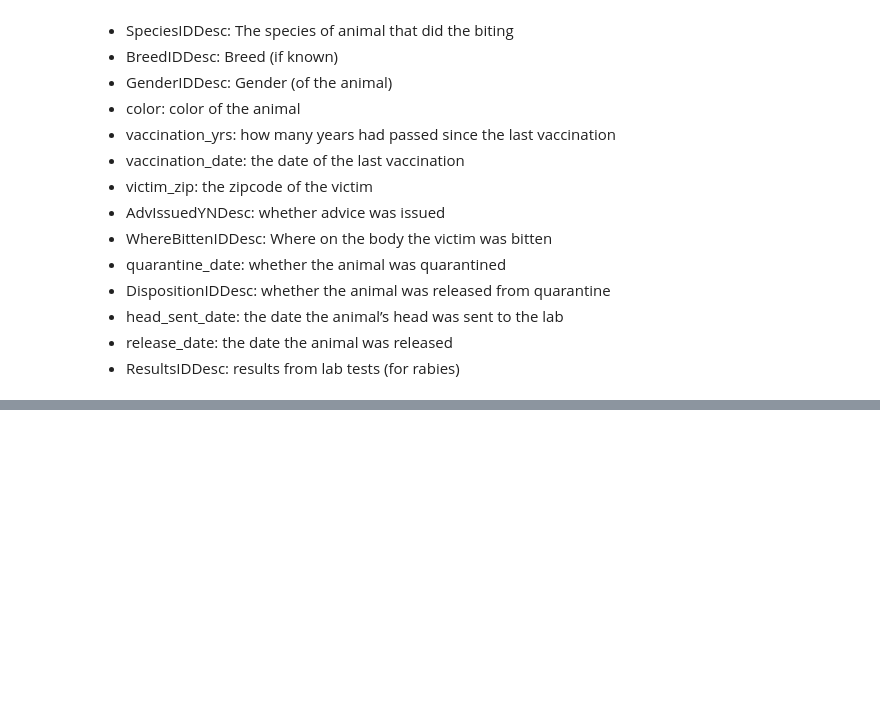
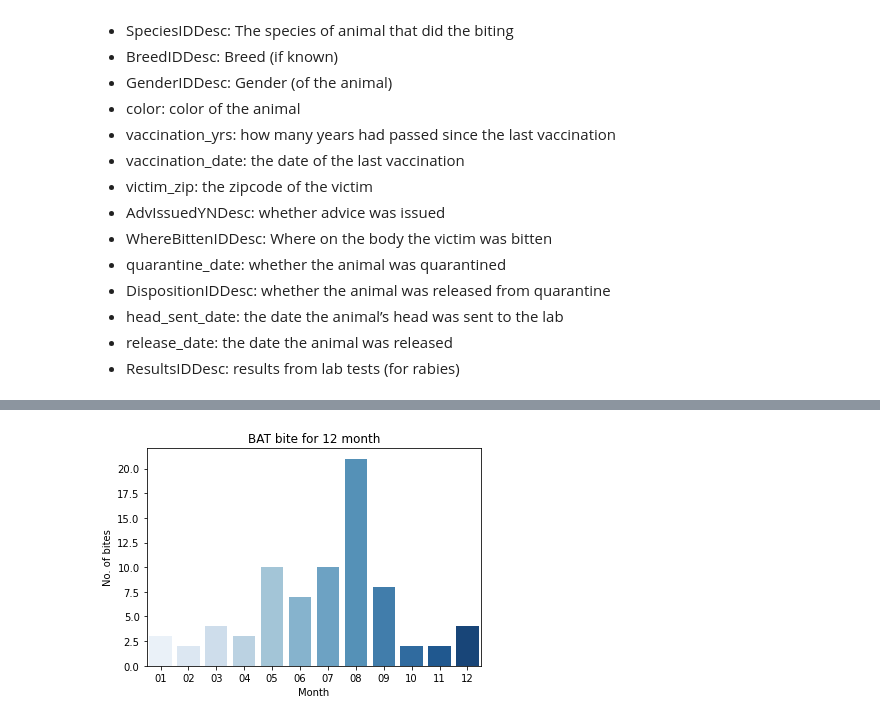
Before and after one commit to shashins/Data_Story_Telling, a Jupyter notebook: Data_Story_Telling.ipynb, the cells around one changed output, grey strips where cells are left out. Drawn from its saved outputs; the diff is of its cells as text; code cells hidden in the pictures; blank space fills up the shorter version.

```diff
--- a/Data_Story_Telling.ipynb
+++ b/Data_Story_Telling.ipynb
@@ -48,0 +92,5 @@ Index(['bite_date', 'SpeciesIDDesc', 'BreedIDDesc', 'GenderIDDesc', 'color',
+# %%
+# Bats mostly bite at 8th month
+animal_month('BAT',df)
+# %% [output]
+[figure, added]
```
Also changed, not shown: parts of 20 cells of this notebook.
